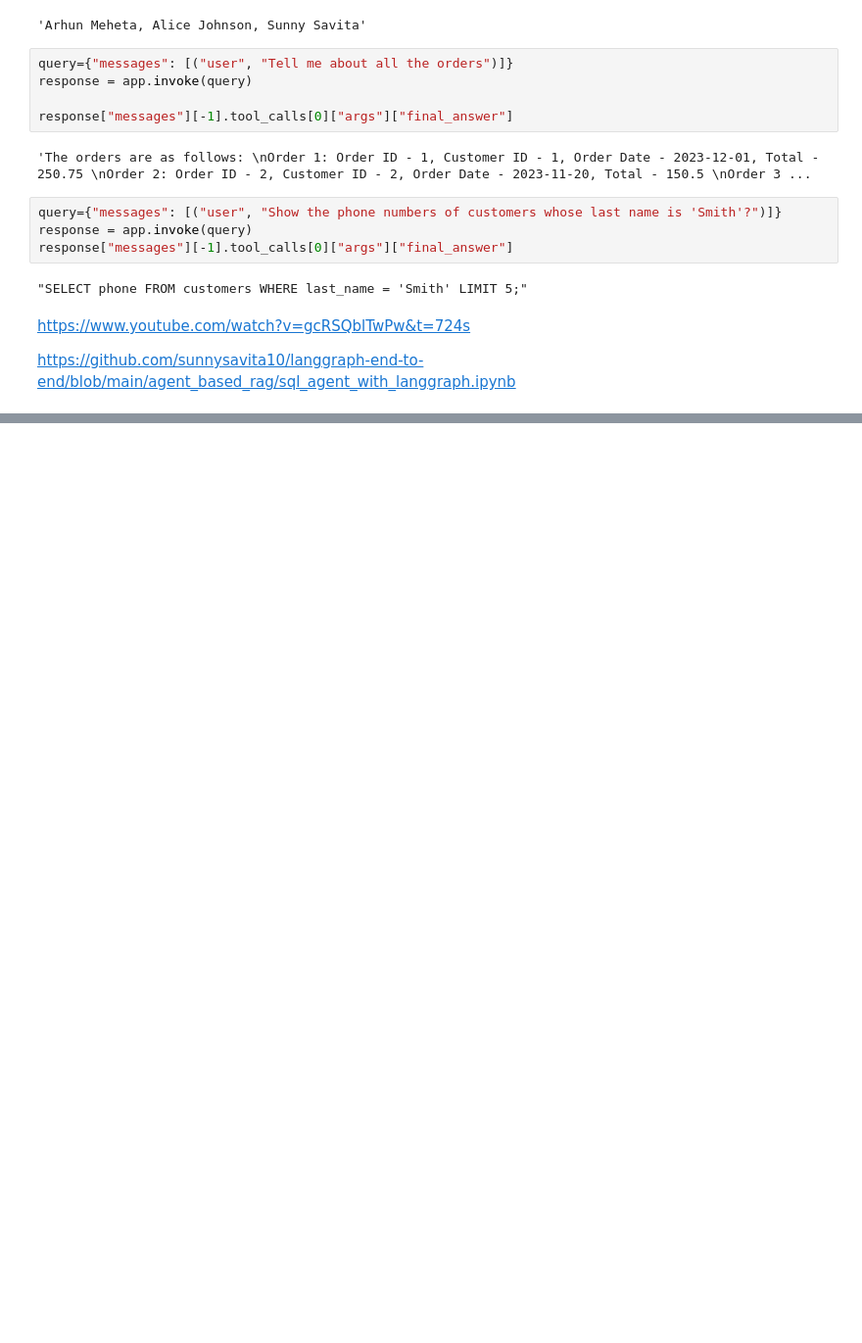
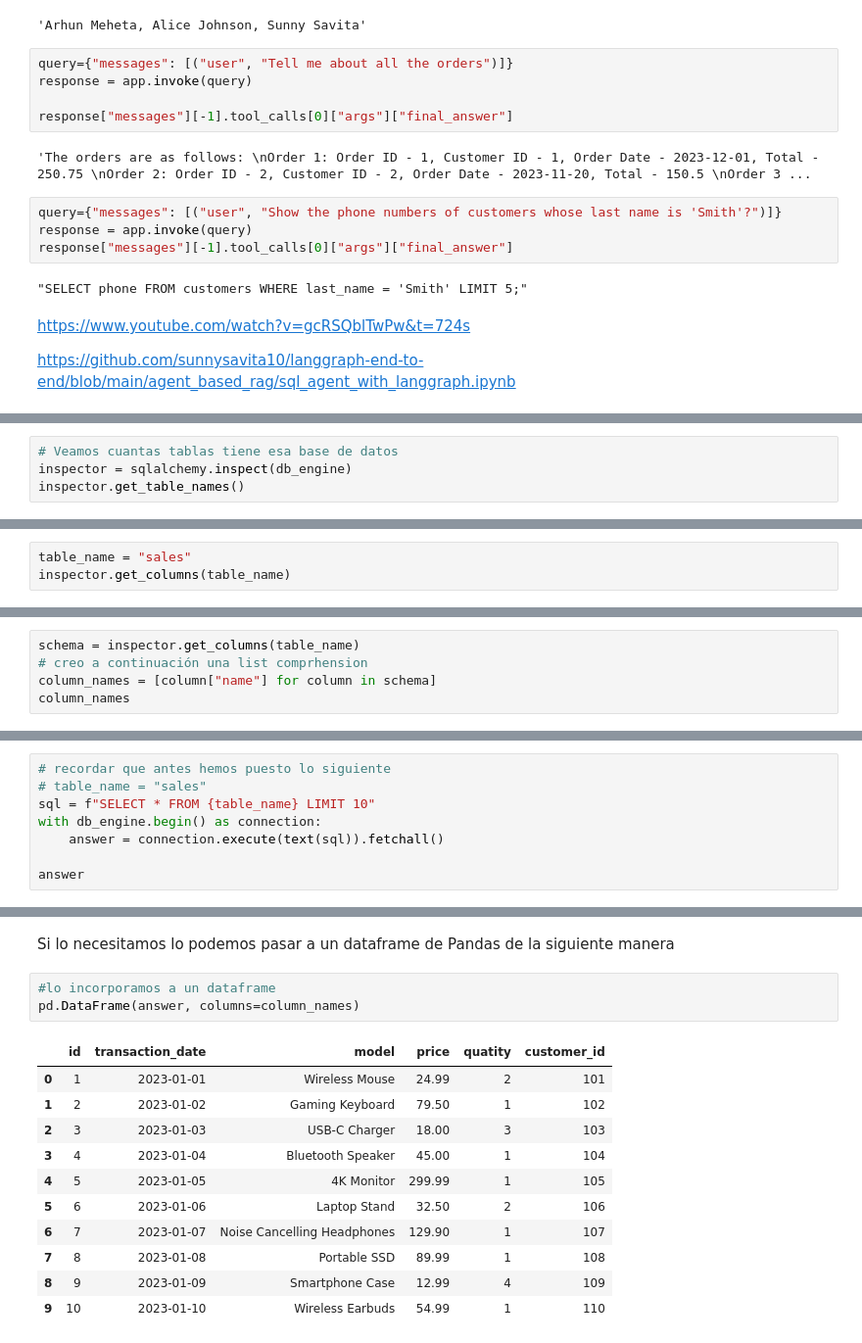
Before and after one commit to bigdatafran/LangChainTutorial, a Jupyter notebook: _sources/jupyters/langgraph/base_datos.ipynb, the cells around one changed output, grey strips where cells are left out. Shown at 98% size. Saved outputs shown, nothing was run; the diff lists cells and outputs as text; blank space fills up the shorter version.

```diff
--- a/_sources/jupyters/langgraph/base_datos.ipynb
+++ b/_sources/jupyters/langgraph/base_datos.ipynb
@@ -596,0 +613,4 @@ Para entender este apartado, no es necesario que el lector conozca al detalle el
+# %%
+# Veamos cuantas tablas tiene esa base de datos
+inspector = sqlalchemy.inspect(db_engine)
+inspector.get_table_names()
@@ -596,0 +621,3 @@ Para entender este apartado, no es necesario que el lector conozca al detalle el
+# %%
+table_name = "sales"
+inspector.get_columns(table_name)
@@ -596,0 +642,5 @@ Para entender este apartado, no es necesario que el lector conozca al detalle el
+# %%
+schema = inspector.get_columns(table_name)
+# creo a continuación una list comprhension
+column_names = [column["name"] for column in schema]
+column_names
@@ -596,0 +651,8 @@ Para entender este apartado, no es necesario que el lector conozca al detalle el
+# %%
+# recordar que antes hemos puesto lo siguiente
+# table_name = "sales"
+sql = f"SELECT * FROM {table_name} LIMIT 10"
+with db_engine.begin() as connection:
+    answer = connection.execute(text(sql)).fetchall()
+
+answer
@@ -596,0 +670,17 @@ Para entender este apartado, no es necesario que el lector conozca al detalle el
+# %% [markdown]
+Si lo necesitamos lo podemos pasar a un dataframe  de Pandas de la siguiente manera
+# %%
+#lo incorporamos a un dataframe
+pd.DataFrame(answer, columns=column_names)
+# %% [output]
+|  | id | transaction_date | model | price | quatity | customer_id |
+| 0 | 1 | 2023-01-01 | Wireless Mouse | 24.99 | 2 | 101 |
+| 1 | 2 | 2023-01-02 | Gaming Keyboard | 79.50 | 1 | 102 |
+| 2 | 3 | 2023-01-03 | USB-C Charger | 18.00 | 3 | 103 |
+| 3 | 4 | 2023-01-04 | Bluetooth Speaker | 45.00 | 1 | 104 |
+| 4 | 5 | 2023-01-05 | 4K Monitor | 299.99 | 1 | 105 |
+| 5 | 6 | 2023-01-06 | Laptop Stand | 32.50 | 2 | 106 |
+| 6 | 7 | 2023-01-07 | Noise Cancelling Headphones | 129.90 | 1 | 107 |
+| 7 | 8 | 2023-01-08 | Portable SSD | 89.99 | 1 | 108 |
+| 8 | 9 | 2023-01-09 | Smartphone Case | 12.99 | 4 | 109 |
+| 9 | 10 | 2023-01-10 | Wireless Earbuds | 54.99 | 1 | 110 |
```
Also changed, not shown: parts of 39 cells of this notebook, 7 other files.
